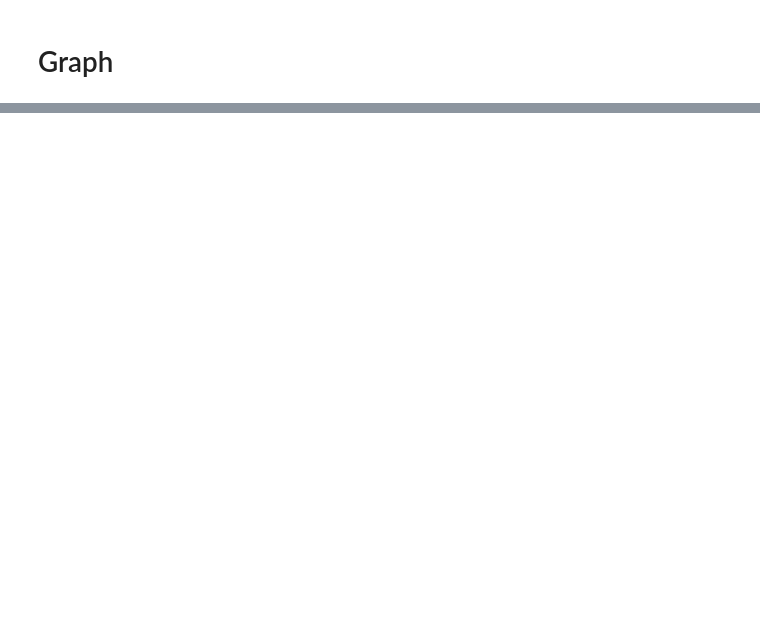
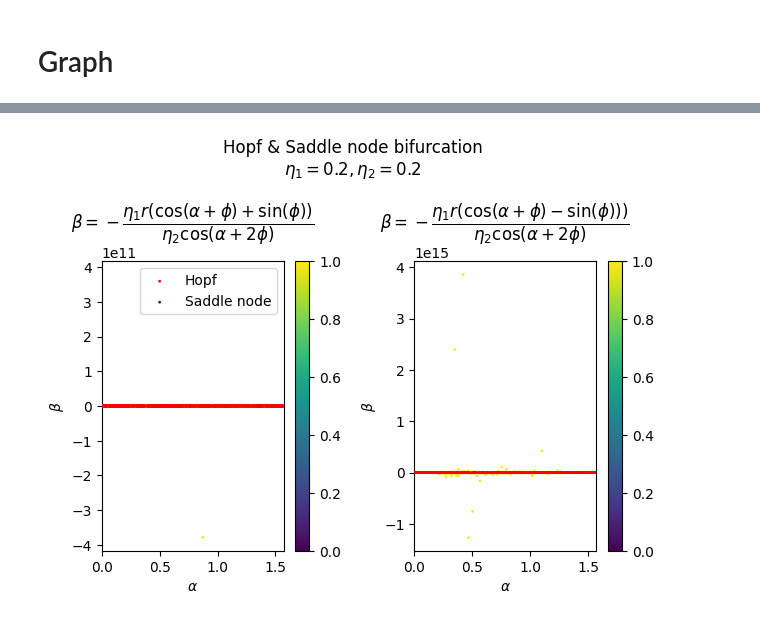
Before and after one commit to Gug-Young/Active_Rotator, a Jupyter notebook: 240805 Fixed point find.ipynb, the cells around one changed output, grey strips where cells are left out. Saved outputs shown, nothing was run; the diff lists cells and outputs as text; code cells hidden in the pictures; blank space fills up the shorter version.

```diff
--- a/240805 Fixed point find.ipynb
+++ b/240805 Fixed point find.ipynb
@@ -1251,3 +1100,17 @@ EP = CP + 4*Apm*np.sin(alpha - phi) *np.cos(alpha + 2*phi)
+# %%
+def get_Minus(phi,alpha,eta1,eta2,APM=APM,sign=1,L_sign=1,R_sign=1,L=get_R_phi0,R=get_R_Det0):
+    L_phi = L(phi,alpha,eta1,eta2,APM=APM,sign=sign,R_sign=L_sign)
+    R_phi = R(phi,alpha,eta1,eta2,APM=APM,sign=sign,R_sign=R_sign)
+    beta = -eta2*L_phi*APM(phi,alpha,sign = 1)/(eta1*np.cos(alpha + 2*phi))
+    zero =  L_phi - R_phi
+    return zero,L_phi,beta
+
+def get_Root(phi,alpha,eta1,eta2,APM=APM,sign=1,L_sign=1,R_sign=1,L=get_R_phi0,R=get_R_Det0):
+    L_phi = L(phi,alpha,eta1,eta2,APM=APM,sign=sign,R_sign=L_sign)
+    R_phi = R(phi,alpha,eta1,eta2,APM=APM,sign=sign,R_sign=R_sign)
+    # beta = -eta2*L_phi*APM(phi,alpha,sign = 1)/(eta1*np.cos(alpha + 2*phi))
+    zero =  L_phi - R_phi
+    return zero
 # %%
 R2 = (-EP - np.sqrt(EP**2 + 8*DP*B*A1))/(2*DP)
 R1 = (-EP + np.sqrt(EP**2 + 8*DP*B*A1))/(2*DP)
@@ -1253,0 +1122,3 @@ R1 = (-EP + np.sqrt(EP**2 + 8*DP*B*A1))/(2*DP)
+# %%
+Zpp = get_Minus(phi,*args)
+Zpp
@@ -1253,0 +1651,47 @@ R1 = (-EP + np.sqrt(EP**2 + 8*DP*B*A1))/(2*DP)
+# %%
+plt.subplot(121)
+
+plt.scatter(alpha_s_trace_p,beta_s_trace_p,s=1,c=R_s_trace_p,vmin=0,vmax=1,cmap='bwr',zorder=5,label='Hopf')
+plt.scatter(alpha_s_trace_m,beta_s_trace_m,s=1,c=R_s_trace_m,vmin=0,vmax=1,cmap='bwr',zorder=5)
+
+# plt.scatter(alpha_s_00P,beta_s_00P,s=1,c=R_s_00P,vmin=0,vmax=1,cmap='cool',zorder=3,label='0')
+# plt.scatter(alpha_s_00M,beta_s_00M,s=1,c=R_s_00M,vmin=0,vmax=1,cmap='cool',zorder=3)
+plt.scatter(alpha_s_pp,beta_s_pp,s=1,c=R_s_pp,vmin=0,vmax=1,label='Saddle node')
+plt.scatter(alpha_s_pm,beta_s_pm,s=1,c=R_s_pm,vmin=0,vmax=1)
+plt.scatter(alpha_s_mp,beta_s_mp,s=1,c=R_s_mp,vmin=0,vmax=1)
+plt.scatter(alpha_s_mm,beta_s_mm,s=1,c=R_s_mm,vmin=0,vmax=1)
+plt.legend()
+
+plt.colorbar()
+# plt.ylim(0,1)
+plt.xlim(0,np.pi/2)
+plt.ylabel(r'$\beta$')
+plt.xlabel(r'$\alpha$')
+plt.title(r'$\beta=-\dfrac{\eta_1r(\cos(\alpha+\phi)+\sin(\phi))}{\eta_2\cos(\alpha+2\phi)}$')
+
+plt.subplot(122)
+plt.scatter(alpha_ms_trace_p,beta_ms_trace_p,s=1,c=R_ms_trace_p,vmin=0,vmax=1,cmap='bwr',zorder=5)
+plt.scatter(alpha_ms_trace_m,beta_ms_trace_m,s=1,c=R_ms_trace_m,vmin=0,vmax=1,cmap='bwr',zorder=5)
+
+# plt.scatter(alpha_sm_00P,beta_sm_00P,s=1,c=R_sm_00P,vmin=0,vmax=1,cmap='cool',zorder=3)
+# plt.scatter(alpha_sm_00M,beta_sm_00M,s=1,c=R_sm_00M,vmin=0,vmax=1,cmap='cool',zorder=3)
+
+plt.scatter(alpha_sm_pp,beta_sm_pp,s=1,c=R_sm_pp,vmin=0,vmax=1)
+plt.scatter(alpha_sm_pm,beta_sm_pm,s=1,c=R_sm_pm,vmin=0,vmax=1)
+plt.scatter(alpha_sm_mp,beta_sm_mp,s=1,c=R_sm_mp,vmin=0,vmax=1)
+plt.scatter(alpha_sm_mm,beta_sm_mm,s=1,c=R_sm_mm,vmin=0,vmax=1)
+
+plt.colorbar()
+# plt.ylim(0,1)
+# plt.ylim(0,1)
+
+plt.xlim(0,np.pi/2)
+plt.ylabel(r'$\beta$')
+plt.xlabel(r'$\alpha$')
+plt.title(r'$\beta=-\dfrac{\eta_1r(\cos(\alpha+\phi)-\sin(\phi)))}{\eta_2\cos(\alpha+2\phi)}$')
+
+# plt.title()
+plt.suptitle('Hopf & Saddle node bifurcation\n'+rf'$\eta_1 = {eta1},\eta_2={eta2}$')
+plt.tight_layout()
+# %% [output]
+[figure, added]
```
Also changed, not shown: parts of 126 cells of this notebook, 1 other file.
